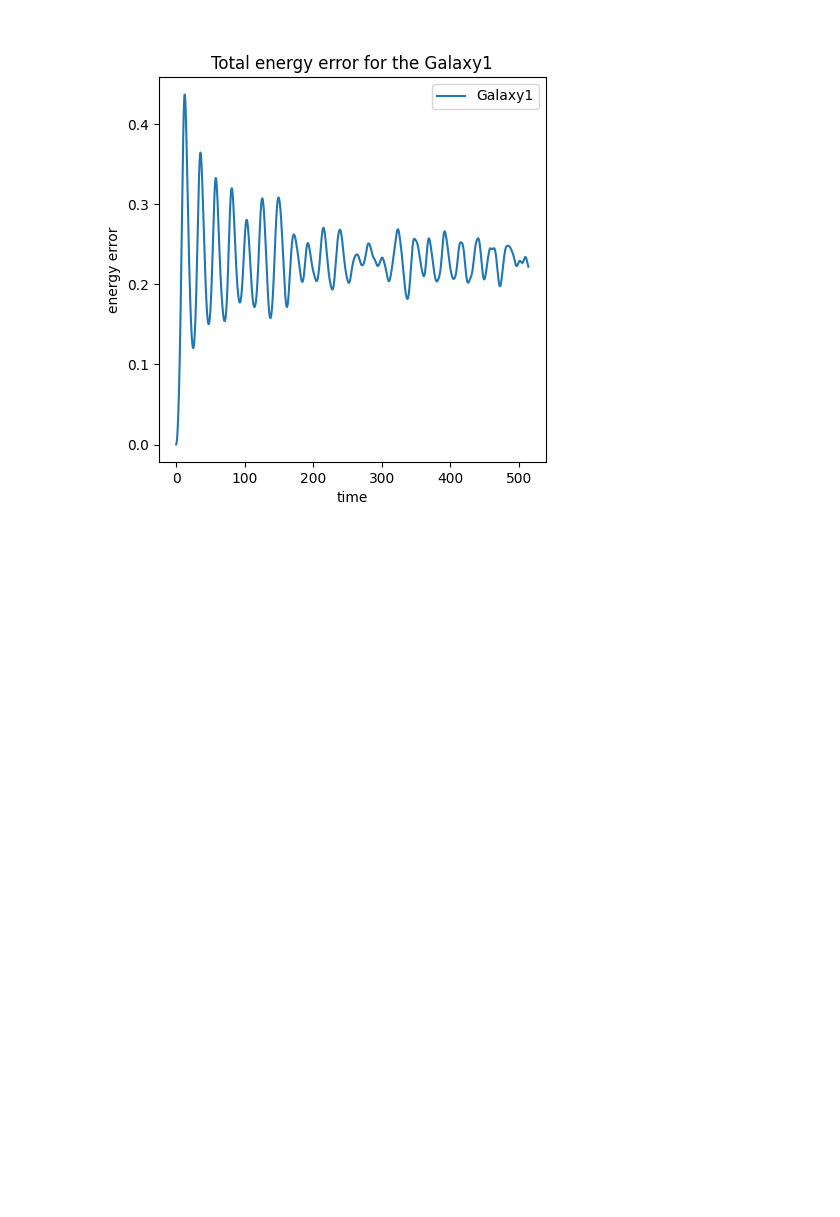
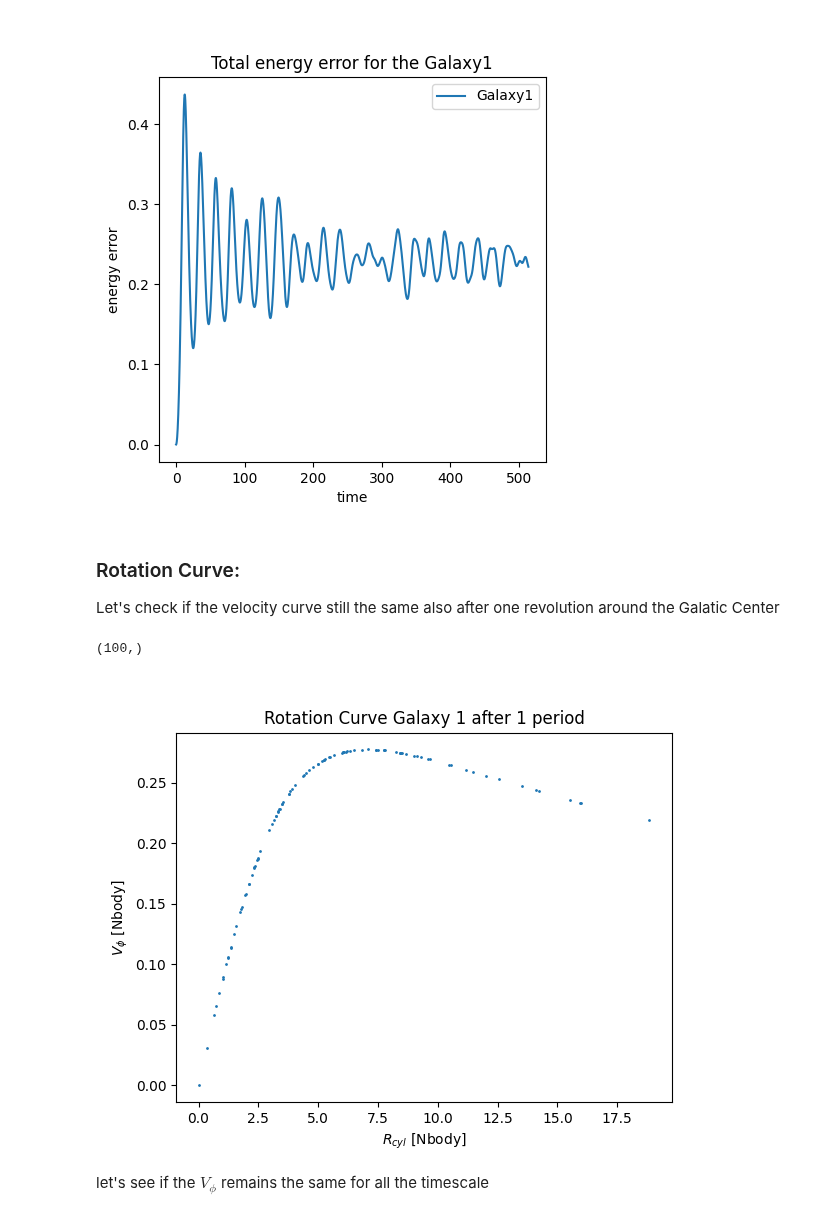
Before and after one commit to giadaaggio/compastro_23, a Jupyter notebook: GAMALOS/gamalos_copy_Marco.ipynb, the cells around one changed output. Cells and saved outputs as stored; diff of their text form; code cells hidden in the pictures; blank space fills up the shorter version.

Commit message:
added velocities check

```diff
--- a/GAMALOS/gamalos_copy_Marco.ipynb
+++ b/GAMALOS/gamalos_copy_Marco.ipynb
@@ -205,3 +208,27 @@ plt.legend()
 plt.show()
 # %% [output]
 [figure]
+# %% [markdown]
+### Rotation Curve:
+Let's check if the velocity curve still the same also after one revolution around the Galatic Center
+# %%
+# convert to cylindrical coordinates
+
+Rcyl = np.sqrt(Galaxy1.pos[:, 0] ** 2 + Galaxy1.pos[:, 1] ** 2)
+print(Rcyl.shape)
+phi = np.arctan2(Galaxy1.pos[:, 1], Galaxy1.pos[:, 0])
+z = Galaxy1.pos[:, 2]
+
+vel_phi = Galaxy1.vel[:, 1] * np.cos(phi) - Galaxy1.vel[:, 0] * np.sin(phi)
+
+plt.figure()
+plt.plot(Rcyl, vel_phi, 'o', markersize=1)
+plt.xlabel("$R_{cyl}$ [Nbody]")
+plt.ylabel("$V_{\phi}$ [Nbody]")
+plt.title("Rotation Curve Galaxy 1 after 1 period")
+plt.show()
+# %% [output]
+(100,)
+[figure, added]
+# %% [markdown]
+let's see if the $V_{\phi}$ remains the same for all the timescale
```
Also changed, not shown: parts of 5 cells of this notebook.
